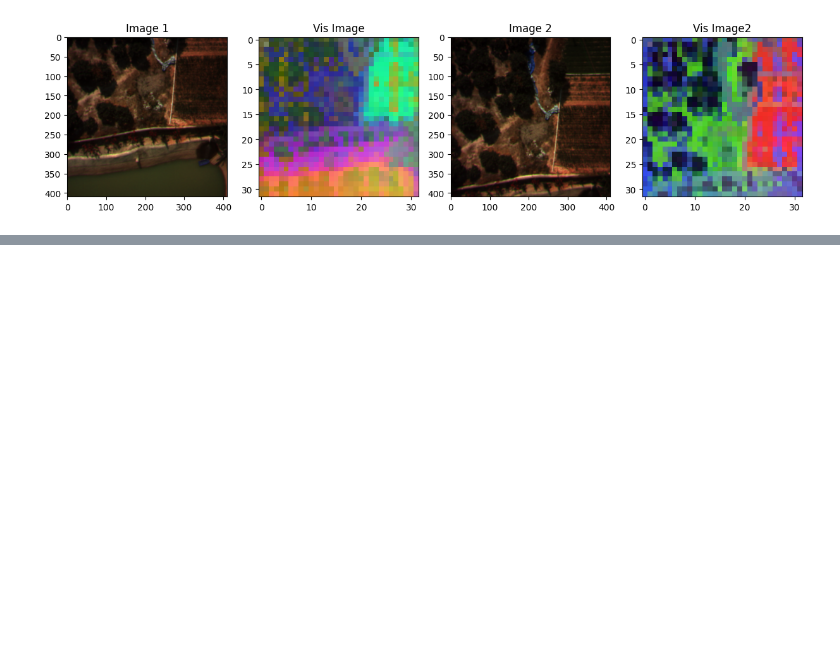
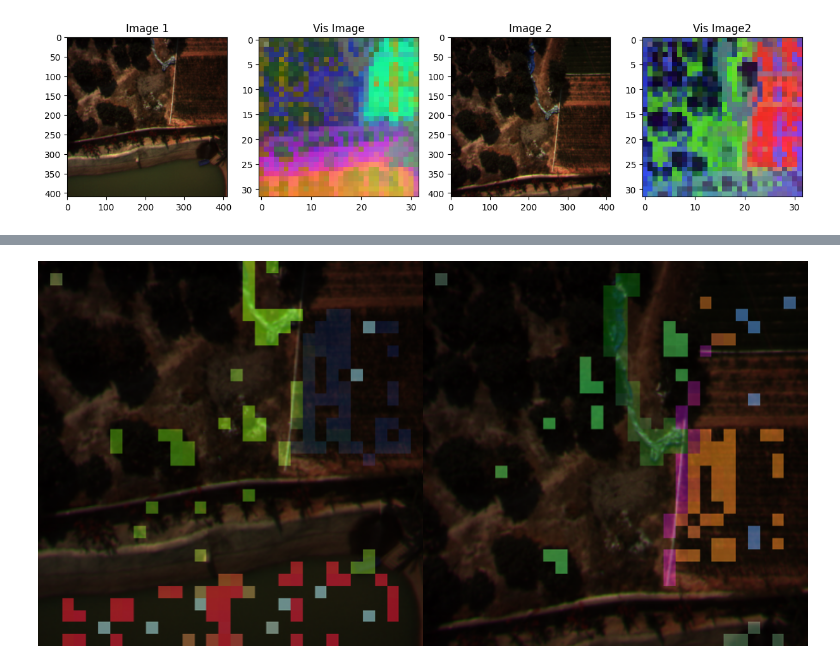
Before and after one commit to tamu-edu-students/HyperTools, a Jupyter notebook: examples/HyperDinoV2.ipynb, the cells around one changed output, grey strips where cells are left out. Drawn from its saved outputs; the diff is of its cells as text; code cells hidden in the pictures; blank space fills up the shorter version.

```diff
--- a/examples/HyperDinoV2.ipynb
+++ b/examples/HyperDinoV2.ipynb
@@ -663,42 +791,44 @@ ValueError: n_components=3 must be between 0 and min(n_samples, n_features)=1 wi
 #resize images to same size
 default_width = 448
 default_height = 448
-image1_result = image1_result.resize((default_width, default_height))
-image2_result = image2_result.resize((default_width, default_height))
+image3_result = image3_result.resize((default_width, default_height))
+image4_result = image4_result.resize((default_width, default_height))
 
 # display(image1_result)
 # display(image2_result)
 
 
 # Create a new image with width as the sum of both image widths and height as the maximum of image heights
 new_image = Image.new('RGB', (default_width * 2, default_height))
 
 # Paste the images into the new image
-new_image.paste(image1_result, (0, 0))
-new_image.paste(image2_result, (default_width, 0))
+new_image.paste(image3_result, (0, 0))
+new_image.paste(image4_result, (default_width, 0))
 
 # Display the new image
 # display(new_image)
 
 #show the original images
 # display(example_image)
 new_image2 = Image.new('RGB', (default_width * 2, default_height))
-example_image = example_image.resize((default_width, default_height))
-example_image2 = example_image2.resize((default_width, default_height))
-new_image2.paste(example_image, (0, 0))
-new_image2.paste(example_image2, (default_width, 0))
+example_image_pil = example_image_pil.resize((default_width, default_height))
+example_image_pil2 = example_image_pil2.resize((default_width, default_height))
+new_image2.paste(example_image_pil, (0, 0))
+new_image2.paste(example_image_pil2, (default_width, 0))
 # display(new_image2)
 
 
 
 # Blend the images
 alpha = 0.5  # Transparency factor
 
 # The two images must be the same size
 if new_image.size != new_image2.size:
     print("Images do not have the same size!")
 else:
     blended = Image.blend(new_image, new_image2, alpha)
 
     # Display the blended image
     display(blended)
+# %% [output]
+[figure, added]
```
Also changed, not shown: parts of 8 cells of this notebook, 2 other files.
